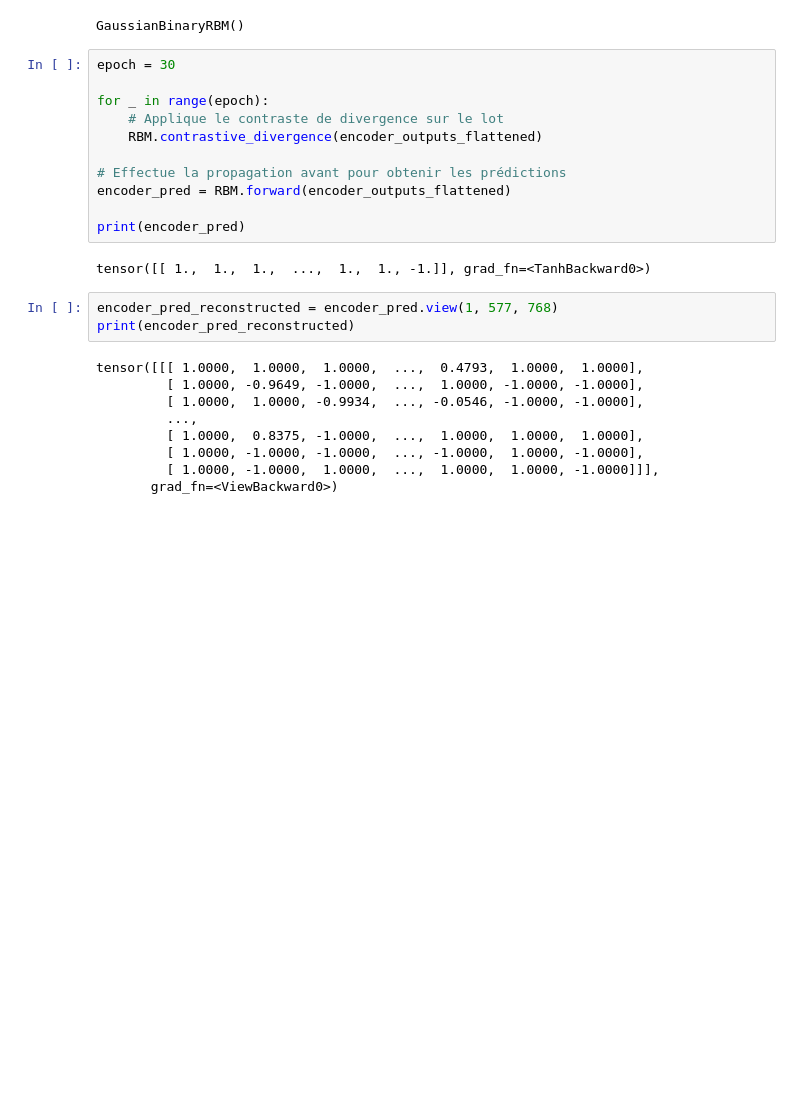
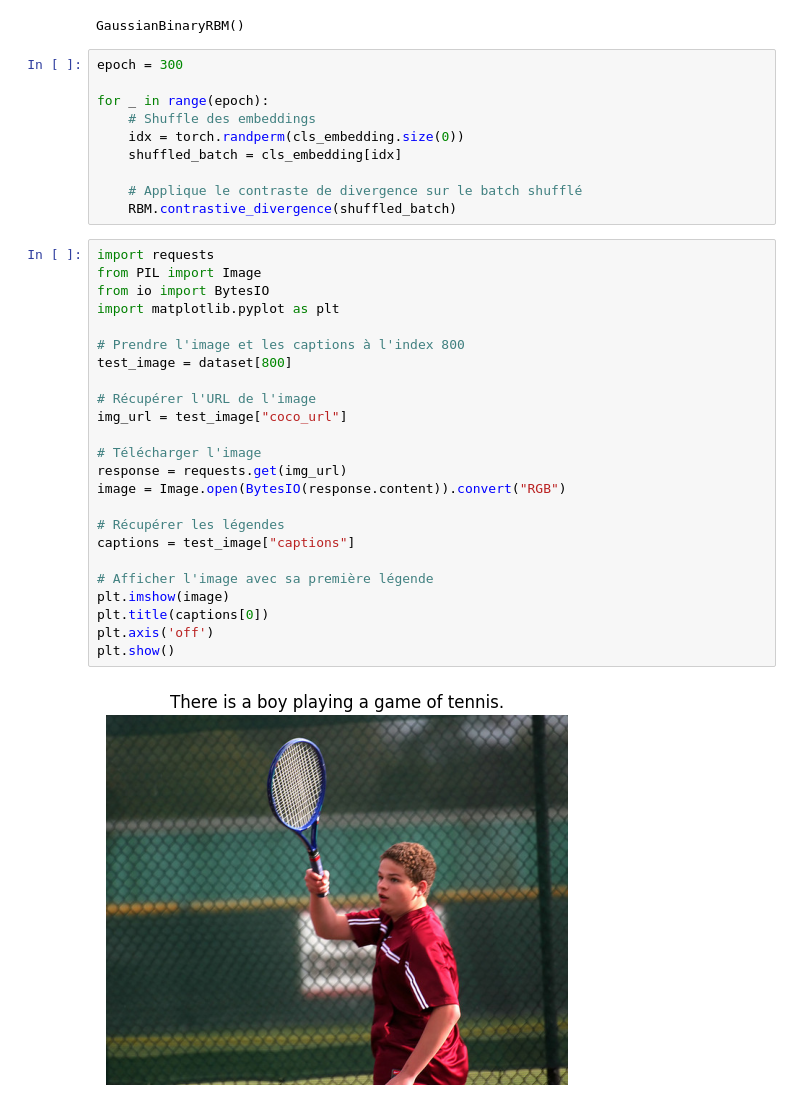
Before and after one commit to Faj1223/BLIP-RBM, a Jupyter notebook: notebooks/test_BLIP.ipynb, the cells around one changed output. Drawn from its saved outputs; the diff is of its cells as text; blank space fills up the shorter version.

```diff
--- a/notebooks/test_BLIP.ipynb
+++ b/notebooks/test_BLIP.ipynb
@@ -357,27 +446,38 @@ print(RBM)
 # %% [output]
 GaussianBinaryRBM()
 # %%
-epoch = 30
+epoch = 300
 
 for _ in range(epoch):
-    # Applique le contraste de divergence sur le lot
-    RBM.contrastive_divergence(encoder_outputs_flattened)
+    # Shuffle des embeddings
+    idx = torch.randperm(cls_embedding.size(0))
+    shuffled_batch = cls_embedding[idx]
 
-# Effectue la propagation avant pour obtenir les prédictions
-encoder_pred = RBM.forward(encoder_outputs_flattened)
-
-print(encoder_pred)
+    # Applique le contraste de divergence sur le batch shufflé
+    RBM.contrastive_divergence(shuffled_batch)
-# %% [output]
-tensor([[ 1.,  1.,  1.,  ...,  1.,  1., -1.]], grad_fn=<TanhBackward0>)
-# %%
-encoder_pred_reconstructed = encoder_pred.view(1, 577, 768)
-print(encoder_pred_reconstructed)
-# %% [output]
-tensor([[[ 1.0000,  1.0000,  1.0000,  ...,  0.4793,  1.0000,  1.0000],
-         [ 1.0000, -0.9649, -1.0000,  ...,  1.0000, -1.0000, -1.0000],
-         [ 1.0000,  1.0000, -0.9934,  ..., -0.0546, -1.0000, -1.0000],
-         ...,
-         [ 1.0000,  0.8375, -1.0000,  ...,  1.0000,  1.0000,  1.0000],
-         [ 1.0000, -1.0000, -1.0000,  ..., -1.0000,  1.0000, -1.0000],
-         [ 1.0000, -1.0000,  1.0000,  ...,  1.0000,  1.0000, -1.0000]]],
-       grad_fn=<ViewBackward0>)
+# %%
+import requests
+from PIL import Image
+from io import BytesIO
+import matplotlib.pyplot as plt
+
+# Prendre l'image et les captions à l'index 800
+test_image = dataset[800]
+
+# Récupérer l'URL de l'image
+img_url = test_image["coco_url"]
+
+# Télécharger l'image
+response = requests.get(img_url)
+image = Image.open(BytesIO(response.content)).convert("RGB")
+
+# Récupérer les légendes
+captions = test_image["captions"]
+
+# Afficher l'image avec sa première légende
+plt.imshow(image)
+plt.title(captions[0])
+plt.axis('off')
+plt.show()
+# %% [output]
+[figure, added]
```
Also changed, not shown: parts of 16 cells of this notebook, 2 other files.
